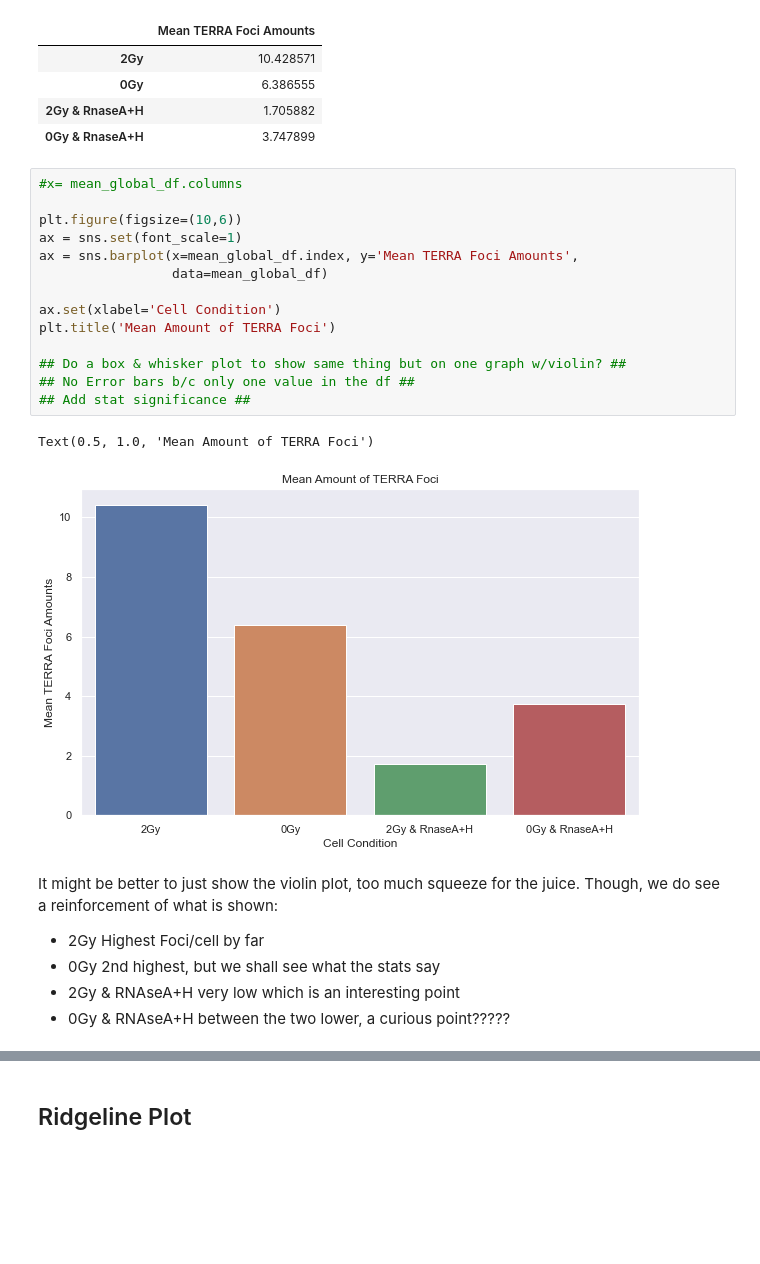
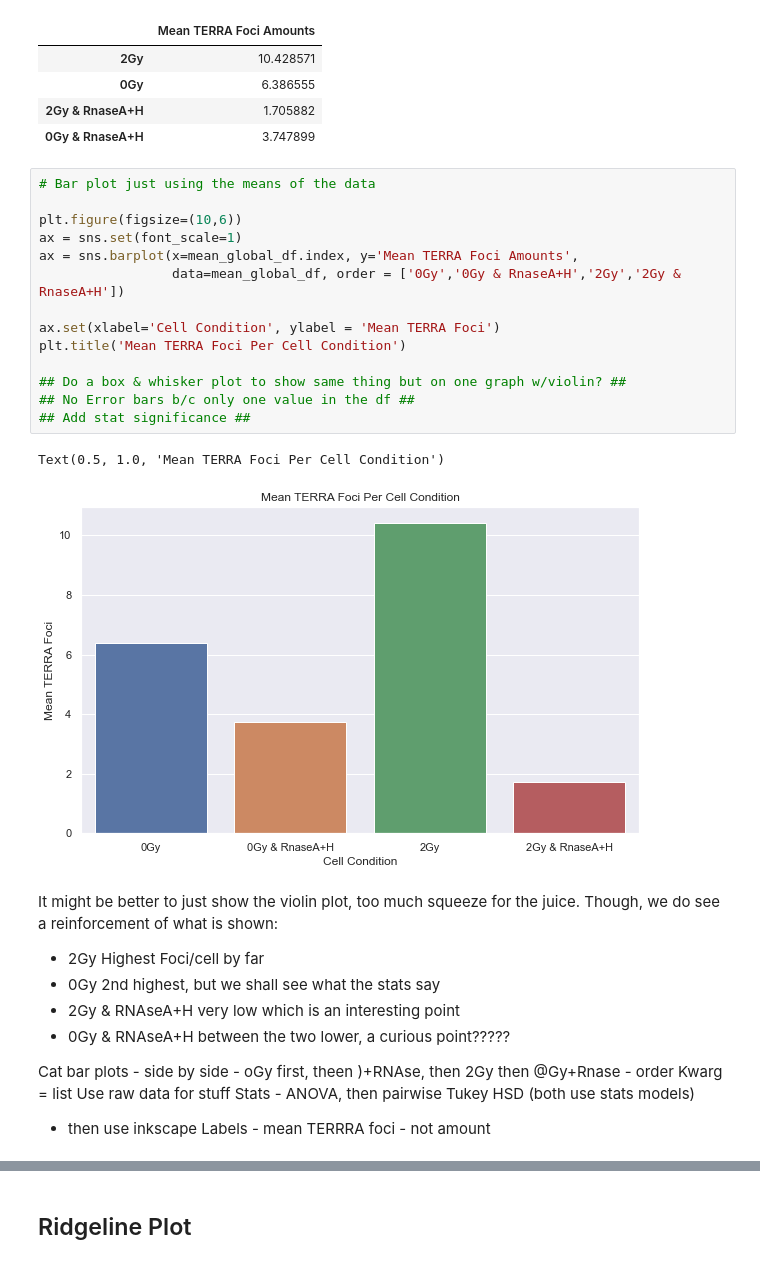
Before and after one commit to aidan-lew/TERRA_DSB, a Jupyter notebook: terra_dsb.ipynb, the cells around one changed output, grey strips where cells are left out. Saved outputs shown, nothing was run; the diff lists cells and outputs as text; blank space fills up the shorter version.

```diff
--- a/terra_dsb.ipynb
+++ b/terra_dsb.ipynb
@@ -291,25 +305,34 @@ mean_global_df.head()
 | 2Gy & RnaseA+H | 1.705882 |
 | 0Gy & RnaseA+H | 3.747899 |
 # %%
-#x= mean_global_df.columns
+# Bar plot just using the means of the data
 
 plt.figure(figsize=(10,6))
 ax = sns.set(font_scale=1)
 ax = sns.barplot(x=mean_global_df.index, y='Mean TERRA Foci Amounts',
-                 data=mean_global_df)
+                 data=mean_global_df, order = ['0Gy','0Gy & RnaseA+H','2Gy','2Gy & RnaseA+H'])
 
-ax.set(xlabel='Cell Condition')
-plt.title('Mean Amount of TERRA Foci')
+ax.set(xlabel='Cell Condition', ylabel = 'Mean TERRA Foci')
+plt.title('Mean TERRA Foci Per Cell Condition')
 
 ## Do a box & whisker plot to show same thing but on one graph w/violin? ##
 ## No Error bars b/c only one value in the df ##
 ## Add stat significance ##
 # %% [output]
-Text(0.5, 1.0, 'Mean Amount of TERRA Foci')
+Text(0.5, 1.0, 'Mean TERRA Foci Per Cell Condition')
-[figure, old version]
+[figure, new version]
 # %% [markdown]
  It might be better to just show the violin plot, too much squeeze for the juice. Though, we do see a reinforcement of what is shown:
  - 2Gy Highest Foci/cell by far
  - 0Gy 2nd highest, but we shall see what the stats say
  - 2Gy & RNAseA+H very low which is an interesting point
  - 0Gy & RNAseA+H between the two lower, a curious point?????
+
+
+ Cat bar plots - side by side
+     - oGy first, theen )+RNAse, then 2Gy then @Gy+Rnase
+     - order Kwarg = list
+ Use raw data for stuff
+ Stats - ANOVA, then pairwise Tukey HSD (both use stats models)
+  - then use inkscape
+ Labels - mean TERRRA foci - not amount
```
Also changed, not shown: parts of 6 cells of this notebook, 1 other file.
